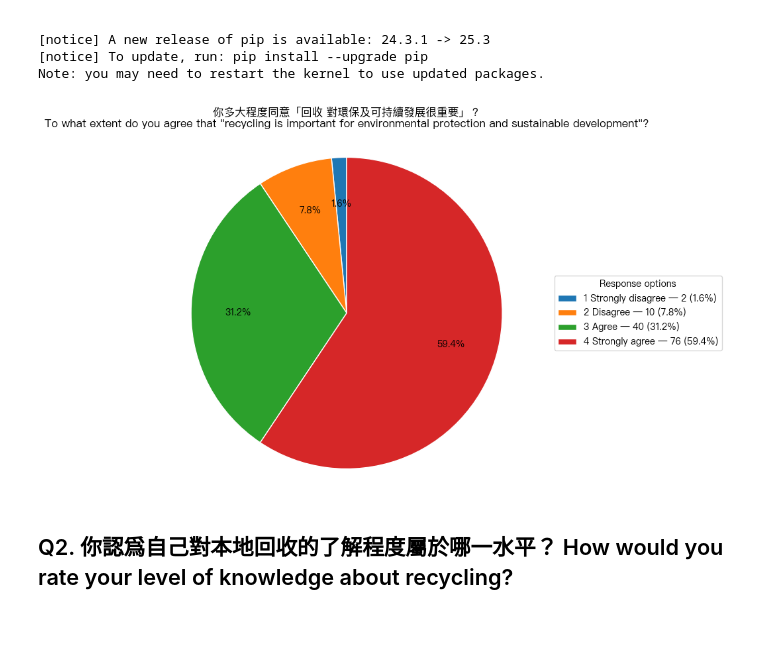
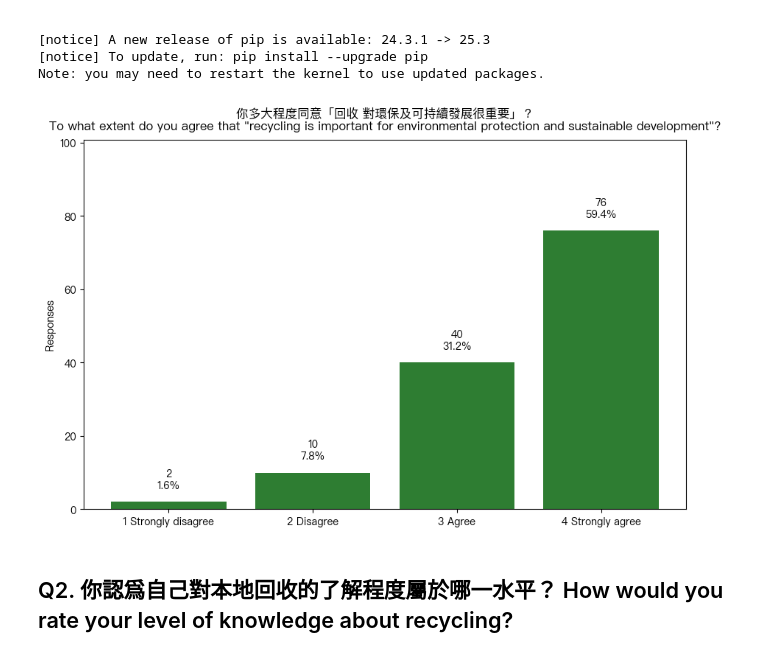
Before and after one commit to Tony0824X/Green-Community_DataAnalysis, a Jupyter notebook: Green@Community_DataAnalysis/Simple statistics visualisation/Simple statistics visualisation.ipynb, the cells around one changed output. Saved outputs shown, nothing was run; the diff lists cells and outputs as text; code cells hidden in the pictures; blank space fills up the shorter version.

```diff
--- a/Green@Community_DataAnalysis/Simple statistics visualisation/Simple statistics visualisation.ipynb
+++ b/Green@Community_DataAnalysis/Simple statistics visualisation/Simple statistics visualisation.ipynb
@@ -27,40 +27,27 @@ Requirement already satisfied: six>=1.5 in /Users/a1234/.pyenv/versions/3.13.1/l
 Note: you may need to restart the kernel to use updated packages.
 # %%
 # ------------------------------------------------------------
-# Pie chart of responses to:
-# 「你多大程度同意『回收 對環保及可持續發展很重要』？」
-# "To what extent do you agree that recycling is important for
-#  environmental protection and sustainable development?"
-#
-# How to run:
-#   Place this in a script or in 1.1.ipynb.
-#   Ensure the Excel file exists at: ../GCAP3226 G@C Survey Responses_cleaned data.xlsx
-#   Run it; only the pie chart will display (white background).
+# Vertical Bar Chart (GREEN) — labels ABOVE the bars (not inside)
 # ------------------------------------------------------------
 
-# --- install deps if missing (works in VS Code / Python scripts) ---
+# --- install deps if missing ---
 import importlib, subprocess, sys
 def _ensure(pkg, mod=None):
     try:
         importlib.import_module(mod or pkg)
     except ImportError:
         subprocess.check_call([sys.executable, "-m", "pip", "install", pkg])
-
-_ensure("pandas")
-_ensure("openpyxl")
-_ensure("matplotlib")
+_ensure("pandas"); _ensure("openpyxl"); _ensure("matplotlib")
 
 # --- imports ---
 import re
 import pandas as pd
 import matplotlib.pyplot as plt
+import matplotlib
 from pathlib import Path
-import matplotlib
-
-# --- config paths (relative to this notebook/script location) ---
-data_path = Path("../GCAP3226 G@C Survey Responses_cleaned data.xlsx")
 
 # --- load data ---
+data_path = Path("../GCAP3226 G@C Survey Responses_cleaned data.xlsx")
 df = pd.read_excel(data_path, engine="openpyxl")
 
 # --- find the column for this question ---
@@ -68,27 +55,23 @@ key_patterns = [
     r"recycling\s+is\s+important\s+for\s+environmental\s+protection\s+and\s+sustainable\s+development",
     r"你多大程度同意.*回收.*環保.*可持續發展.*重要",
 ]
-
 def _find_question_column(columns):
-    joined = [(c, re.sub(r"\s+", " ", str(c)).strip()) for c in columns]
-    for c, norm in joined:
-        if re.search(key_patterns[0], norm, flags=re.IGNORECASE):
-            return c
-    for c, norm in joined:
-        if re.search(key_patterns[1], norm):
-            return c
-    for c, norm in joined:
+    cols = [(c, re.sub(r"\s+", " ", str(c)).strip()) for c in columns]
+    for c, norm in cols:
+        if re.search(key_patterns[0], norm, flags=re.IGNORECASE): return c
+    for c, norm in cols:
+        if re.search(key_patterns[1], norm): return c
+    for c, norm in cols:
         if re.search(r"recycling", norm, flags=re.IGNORECASE) and re.search(r"sustain", norm, flags=re.IGNORECASE):
             return c
     return None
 
 col = _find_question_column(df.columns)
 if col is None:
-    raise RuntimeError("Could not find the survey column automatically. Please set `col` to the exact header.")
+    raise RuntimeError("Could not find the survey column automatically. Set `col` to the exact header.")
 
 # --- clean & map responses ---
 series = df[col].dropna()
-
 text_to_num = {
     "strongly disagree": 1, "非常不同意": 1, "1": 1, 1: 1,
     "disagree": 2, "不同意": 2, "2": 2, 2: 2,
@@ -100,66 +83,56 @@ def to_num(v):
     return text_to_num.get(v, text_to_num.get(s))
 
 nums = series.map(to_num).dropna().astype(int)
 
 label_map = {
     1: "1 Strongly disagree",
     2: "2 Disagree",
     3: "3 Agree",
     4: "4 Strongly agree",
 }
+order = [1, 2, 3, 4]
+labels = [label_map[i] for i in order]
+counts = nums.value_counts().reindex(order, fill_value=0)
 
-counts = nums.value_counts().reindex([1, 2, 3, 4], fill_value=0)
-labels = [label_map[i] for i in [1, 2, 3, 4]]
-
-# --- font (Chinese capable if available) ---
+# --- fonts (Chinese-capable if available) ---
 for font_name in ["Noto Sans CJK TC", "PingFang TC", "PingFang HK", "Microsoft JhengHei", "SimHei"]:
     if any(font_name in f.name for f in matplotlib.font_manager.fontManager.ttflist):
         plt.rcParams["font.family"] = font_name
         break
 plt.rcParams["axes.unicode_minus"] = False
 
-# --- plotting (white background, clear, no overlaps) ---
+# --- plotting: vertical bars (green) with labels ABOVE bars ---
 fig, ax = plt.subplots(figsize=(9, 6), facecolor="white")
 ax.set_facecolor("white")
 
-total = counts.sum()
+bar_color = "#2e7d32"
+bars = ax.bar(labels, counts.values, color=bar_color)
+
+total = int(counts.sum())
 pct = (counts / total * 100).round(1) if total > 0 else counts.astype(float)
 
-# NOTE: pie() returns THREE values when autopct is used.
-# 在 pie() 這裡加上 colors
+# generous headroom so labels stay inside the axes even above tall bars
+ymax = max(1, counts.max())
+ax.set_ylim(0, ymax * 1.30 + 2)
 
-wedges, texts, autotexts = ax.pie(
-    counts.values,
-    startangle=90,
+# place labels ABOVE each bar (two lines: count + percent)
+for rect, v, p in zip(bars, counts.values, pct.values):
+    ax.text(
+        rect.get_x() + rect.get_width()/2,
+        rect.get_height() + ymax * 0.04,
+        f"{int(v)}\n{p:.1f}%",
+        ha="center", va="bottom", color="black", fontsize=10
+    )
 
-    autopct=(lambda p: f"{p:.1f}%") if total > 0 else None,
-    pctdistance=0.7,
-    wedgeprops=dict(edgecolor="white"),
-)
-
-
-# Build legend on the right with counts and percentages
-legend_labels = [
-    f"{labels[i]} — {int(counts.values[i])}" + (f" ({pct.values[i]}%)" if total > 0 else "")
-    for i in range(len(labels))
-]
-ax.legend(
-    wedges, legend_labels,
-    title="Response options",
-    loc="center left",
-    bbox_to_anchor=(1.02, 0.5),
-    borderaxespad=0.0,
-)
-
+ax.set_ylabel("Responses")
 title_cn = "你多大程度同意「回收 對環保及可持續發展很重要」？"
 title_en = 'To what extent do you agree that "recycling is important for environmental protection and sustainable development"?'
-ax.set_title(title_cn + "\n" + title_en, pad=16)
+ax.set_title(title_cn + "\n" + title_en, pad=10)
 
-ax.axis("equal")
 plt.tight_layout()
 plt.show()
 # %% [output]
-[figure, old version]
+[figure, new version]
 # %% [markdown]
 ## Q2. 你認爲自己對本地回收的了解程度屬於哪一水平？ How would you rate your level of knowledge about recycling?
 # %%
```
Also changed, not shown: parts of 21 cells of this notebook, 1 other file.
